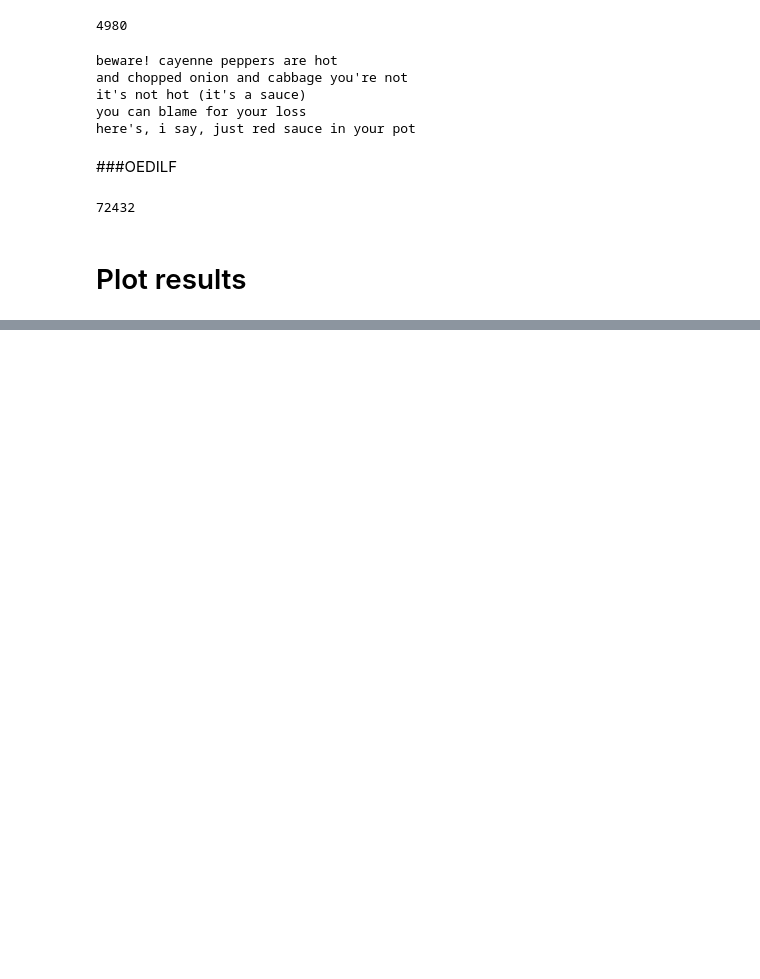
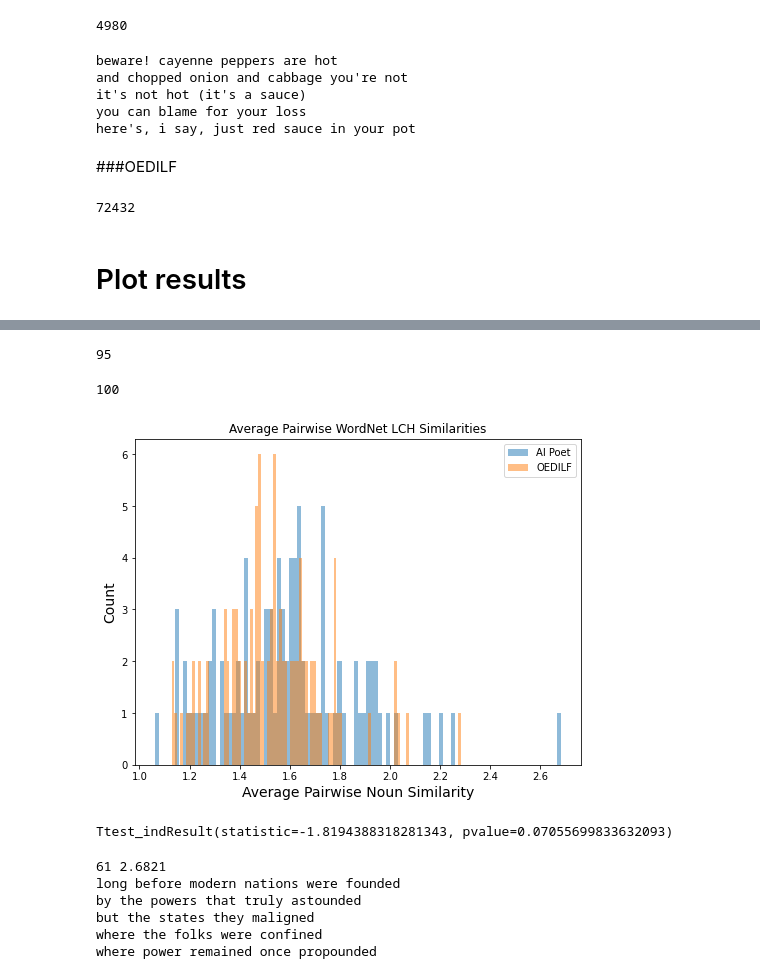
Before and after one commit to coderalo/11785-automatic-poetry-generation, a Jupyter notebook: experimental/BERT_embeddings.ipynb, the cells around one changed output, grey strips where cells are left out. Cells and saved outputs as stored; diff of their text form; code cells hidden in the pictures; blank space fills up the shorter version.

```diff
--- a/experimental/BERT_embeddings.ipynb
+++ b/experimental/BERT_embeddings.ipynb
@@ -343,0 +521,6 @@ Ttest_indResult(statistic=0.8907533175738802, pvalue=0.3741811939324292)
+# %%
+for i, dist in enumerate(gpt2_avg_path_dist):
+    if dist and dist > 0.3:
+        print(i, dist)
+        print(gpt2_poems[gpt2_poems_indices[i]])
+        print()
@@ -343,0 +545,58 @@ Ttest_indResult(statistic=0.8907533175738802, pvalue=0.3741811939324292)
+# %%
+gpt2_avg_lch_dist = []
+
+for gpt2_poem_index in gpt2_poems_indices:
+    gpt2_poem = gpt2_poems[gpt2_poem_index]
+
+    nouns = get_nouns_in_poem(gpt2_poem)
+    nouns = [x[1] for x in nouns]
+
+    gpt2_avg_lch_dist.append(get_avg_pairwise_noun_distance(nouns, similarity_metric='lch'))
+
+gpt2_lch_distances = [dist for dist in gpt2_avg_lch_dist if dist is not None]
+len(gpt2_lch_distances)
+# %% [output]
+95
+# %%
+oedilf_avg_lch_dist = []
+
+for oedilf_poem_index in oedilf_poem_indices:
+    oedilf_poem = '\n'.join(oedilf_poems[oedilf_poem_index]['lines'])
+
+    nouns = get_nouns_in_poem(oedilf_poem)
+    nouns = [x[1] for x in nouns]
+
+    oedilf_avg_lch_dist.append(get_avg_pairwise_noun_distance(nouns, similarity_metric='lch'))
+
+oedilf_lch_distances = [dist for dist in oedilf_avg_lch_dist if dist is not None]
+len(oedilf_lch_distances)
+# %% [output]
+100
+# %%
+plt.figure(figsize=(8,6))
+plt.hist(gpt2_lch_distances, bins=100, alpha=0.5, label="AI Poet")
+plt.hist(oedilf_lch_distances, bins=100, alpha=0.5, label="OEDILF")
+plt.xlabel("Average Pairwise Noun Similarity", size=14)
+plt.ylabel("Count", size=14)
+plt.title("Average Pairwise WordNet LCH Similarities")
+plt.legend(loc='upper right')
+plt.show()
+# %% [output]
+[figure, added]
+# %%
+scipy.stats.ttest_ind(oedilf_lch_distances, gpt2_lch_distances, axis=0, equal_var=False)
+# %% [output]
+Ttest_indResult(statistic=-1.8194388318281343, pvalue=0.07055699833632093)
+# %%
+for i, dist in enumerate(gpt2_avg_lch_dist):
+    if dist and dist > 2.5:
+        print(i, dist)
+        print(gpt2_poems[gpt2_poems_indices[i]])
+        print()
+# %% [output]
+61 2.6821
+long before modern nations were founded
+by the powers that truly astounded
+but the states they maligned
+where the folks were confined
+where power remained once propounded
```
Also changed, not shown: parts of 24 cells of this notebook.
